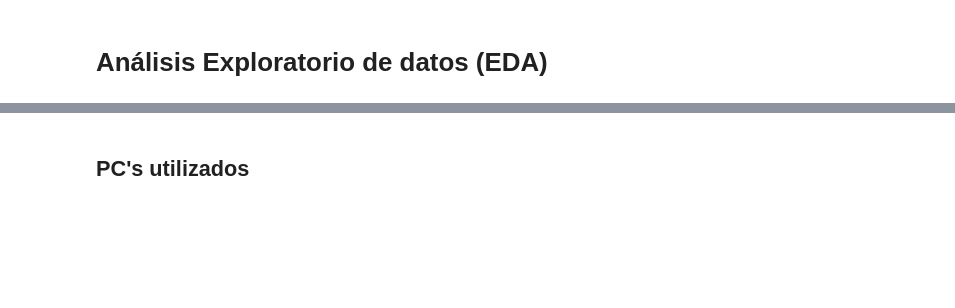
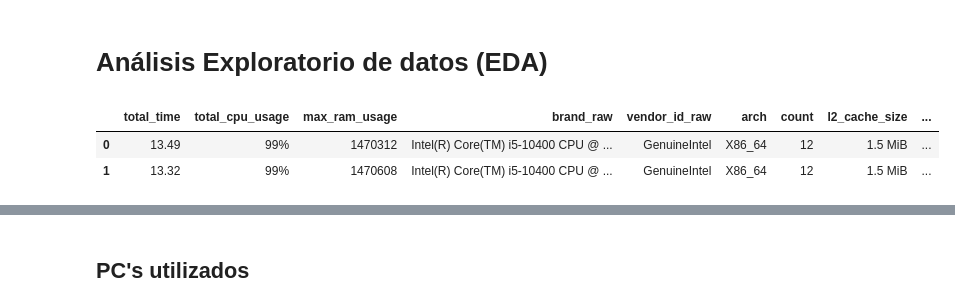
Before and after one commit to FrancoCabezasPoblete/resource-prediction-study, a Jupyter notebook: notebooks/eda.ipynb, the cells around one changed output, grey strips where cells are left out. Saved outputs shown, nothing was run; the diff lists cells and outputs as text; code cells hidden in the pictures; blank space fills up the shorter version.

```diff
--- a/notebooks/eda.ipynb
+++ b/notebooks/eda.ipynb
@@ -7,3 +7,10 @@ import pandas as pd
 import numpy as np
 # %% [markdown]
 # Análisis Exploratorio de datos (EDA)
+# %%
+results_df = pd.read_csv('../results/execution_time.csv')
+results_df.head(2)
+# %% [output]
+|  | total_time | total_cpu_usage | max_ram_usage | brand_raw | vendor_id_raw | arch | count | l2_cache_size | ... |
+| 0 | 13.49 | 99% | 1470312 | Intel(R) Core(TM) i5-10400 CPU @ ... | GenuineIntel | X86_64 | 12 | 1.5 MiB | ... |
+| 1 | 13.32 | 99% | 1470608 | Intel(R) Core(TM) i5-10400 CPU @ ... | GenuineIntel | X86_64 | 12 | 1.5 MiB | ... |
```
Also changed, not shown: parts of 23 cells of this notebook, 3 other files.
